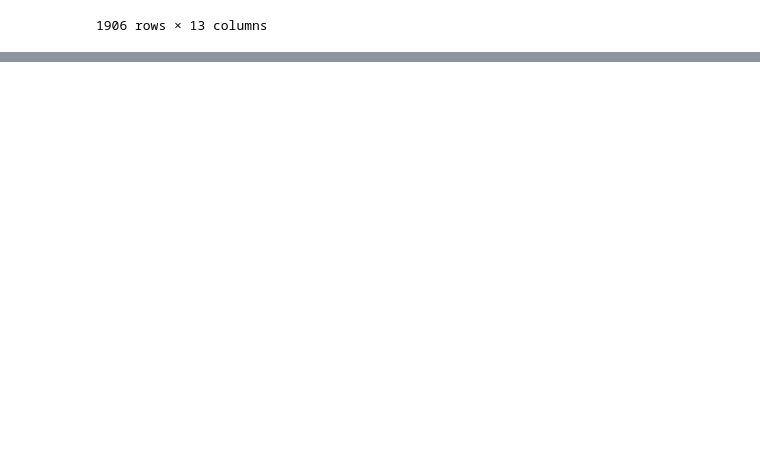
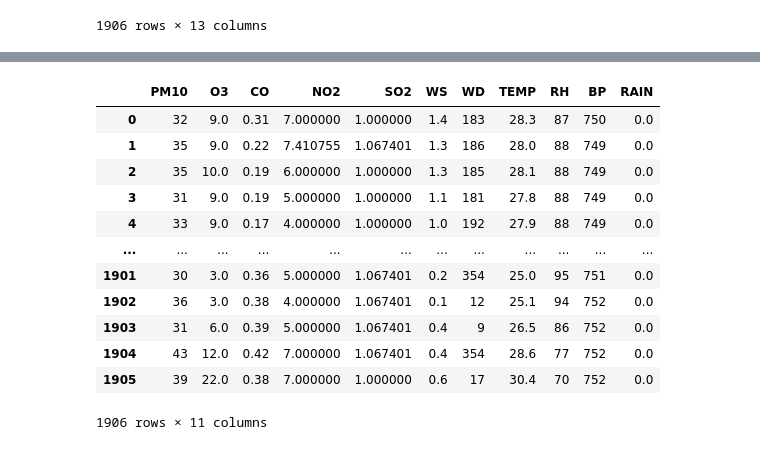
Before and after one commit to bestculling/PM2.5-Prediction-Process, a Jupyter notebook: Modeling.ipynb, the cells around one changed output, grey strips where cells are left out. Cells and saved outputs as stored; diff of their text form; code cells hidden in the pictures; blank space fills up the shorter version.

```diff
--- a/Modeling.ipynb
+++ b/Modeling.ipynb
@@ -38,3 +45,6 @@ df
 | 1904 | 2023-10-19 08:00:00 | 23 | 43 | 12.0 | 0.42 | 7.000000 | 1.067401 | 0.4 | 354 | 28.6 | ... |
 | 1905 | 2023-10-19 09:00:00 | 26 | 39 | 22.0 | 0.38 | 7.000000 | 1.000000 | 0.6 | 17 | 30.4 | ... |
 1906 rows × 13 columns
+# %%
+data = df.drop(columns=["DATETIMEDATA"])
+data
@@ -40,0 +65,19 @@ df
+# %%
+X = data.drop(columns=["PM25"])  # คอลัมน์ที่ไม่ใช่ "PM25" เป็นค่าเข้า (features)
+y = data["PM25"]  # "PM25" เป็นค่าเป้าหมาย
+# %%
+X
+# %% [output]
+|  | PM10 | O3 | CO | NO2 | SO2 | WS | WD | TEMP | RH | BP | RAIN |
+| 0 | 32 | 9.0 | 0.31 | 7.000000 | 1.000000 | 1.4 | 183 | 28.3 | 87 | 750 | 0.0 |
+| 1 | 35 | 9.0 | 0.22 | 7.410755 | 1.067401 | 1.3 | 186 | 28.0 | 88 | 749 | 0.0 |
+| 2 | 35 | 10.0 | 0.19 | 6.000000 | 1.000000 | 1.3 | 185 | 28.1 | 88 | 749 | 0.0 |
+| 3 | 31 | 9.0 | 0.19 | 5.000000 | 1.000000 | 1.1 | 181 | 27.8 | 88 | 749 | 0.0 |
+| 4 | 33 | 9.0 | 0.17 | 4.000000 | 1.000000 | 1.0 | 192 | 27.9 | 88 | 749 | 0.0 |
+| ... | ... | ... | ... | ... | ... | ... | ... | ... | ... | ... | ... |
+| 1901 | 30 | 3.0 | 0.36 | 5.000000 | 1.067401 | 0.2 | 354 | 25.0 | 95 | 751 | 0.0 |
+| 1902 | 36 | 3.0 | 0.38 | 4.000000 | 1.067401 | 0.1 | 12 | 25.1 | 94 | 752 | 0.0 |
+| 1903 | 31 | 6.0 | 0.39 | 5.000000 | 1.067401 | 0.4 | 9 | 26.5 | 86 | 752 | 0.0 |
+| 1904 | 43 | 12.0 | 0.42 | 7.000000 | 1.067401 | 0.4 | 354 | 28.6 | 77 | 752 | 0.0 |
+| 1905 | 39 | 22.0 | 0.38 | 7.000000 | 1.000000 | 0.6 | 17 | 30.4 | 70 | 752 | 0.0 |
+1906 rows × 11 columns
```
Also changed, not shown: parts of 25 cells of this notebook, 1 other file.
